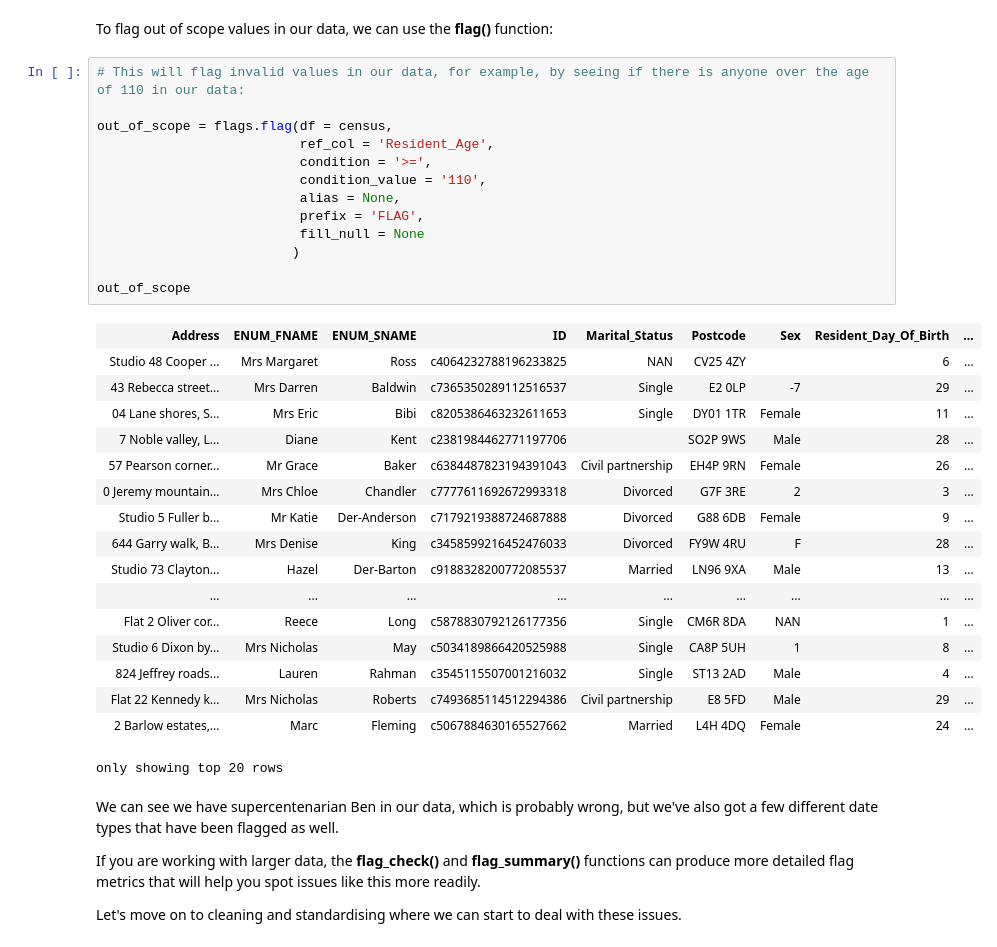
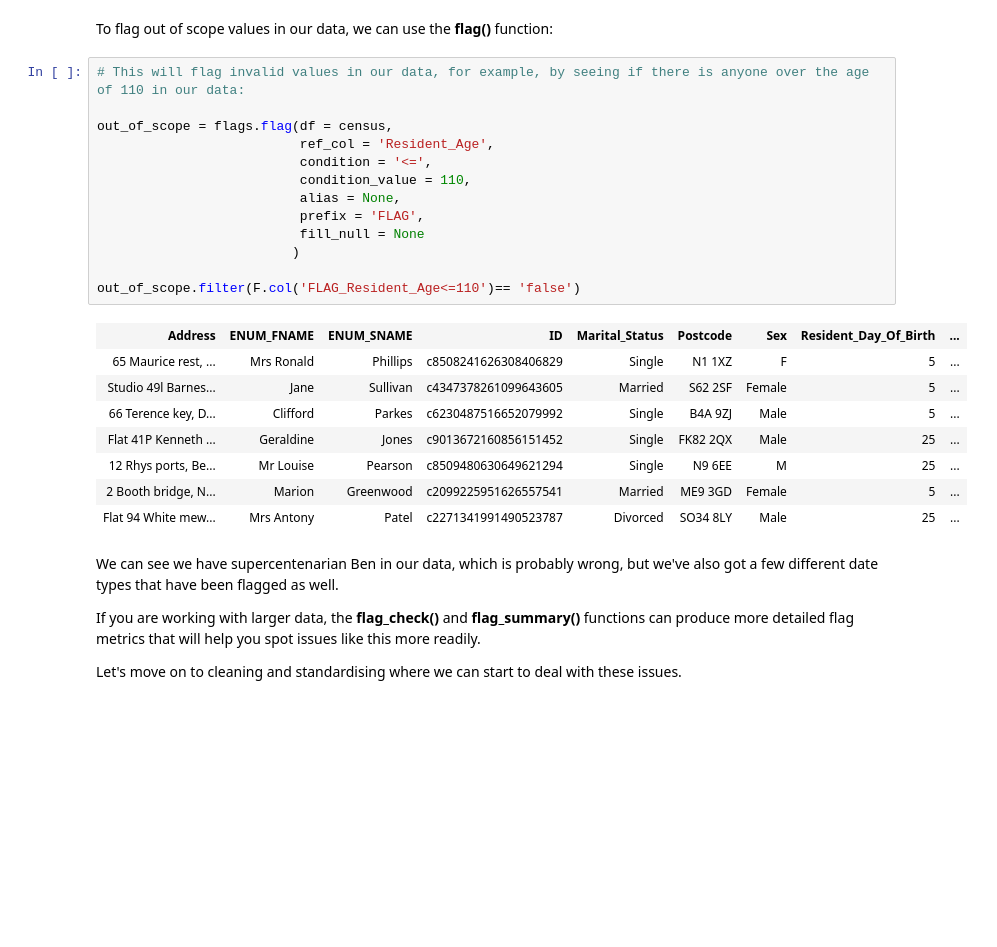
Before and after one commit to anthonye93/dlh_utils_demo, a Jupyter notebook: dlh_utils_demo.ipynb, the cells around one changed output. Drawn from its saved outputs; the diff is of its cells as text; blank space fills up the shorter version.

```diff
--- a/dlh_utils_demo.ipynb
+++ b/dlh_utils_demo.ipynb
@@ -121,34 +121,25 @@ To flag out of scope values in our data, we can use the **flag()** function:
 # %%
 # This will flag invalid values in our data, for example, by seeing if there is anyone over the age of 110 in our data:
 
 out_of_scope = flags.flag(df = census,
                           ref_col = 'Resident_Age',
-                          condition = '>=',
-                          condition_value = '110',
+                          condition = '<=',
+                          condition_value = 110,
                           alias = None,
                           prefix = 'FLAG',
                           fill_null = None
                          )
 
-out_of_scope
+out_of_scope.filter(F.col('FLAG_Resident_Age<=110')== 'false')
 # %% [output]
 | Address | ENUM_FNAME | ENUM_SNAME | ID | Marital_Status | Postcode | Sex | Resident_Day_Of_Birth | ... |
-| Studio 48 Cooper ... | Mrs Margaret | Ross | c4064232788196233825 | NAN | CV25 4ZY |  | 6 | ... |
-| 43 Rebecca street... | Mrs Darren | Baldwin | c7365350289112516537 | Single | E2 0LP | -7 | 29 | ... |
-| 04 Lane shores, S... | Mrs Eric | Bibi | c8205386463232611653 | Single | DY01 1TR | Female | 11 | ... |
-| 7 Noble valley, L... | Diane | Kent | c2381984462771197706 |  | SO2P 9WS | Male | 28 | ... |
-| 57 Pearson corner... | Mr Grace | Baker | c6384487823194391043 | Civil partnership | EH4P 9RN | Female | 26 | ... |
-| 0 Jeremy mountain... | Mrs Chloe | Chandler | c7777611692672993318 | Divorced | G7F 3RE | 2 | 3 | ... |
-| Studio 5 Fuller b... | Mr Katie | Der-Anderson | c7179219388724687888 | Divorced | G88 6DB | Female | 9 | ... |
-| 644 Garry walk, B... | Mrs Denise | King | c3458599216452476033 | Divorced | FY9W 4RU | F | 28 | ... |
-| Studio 73 Clayton... | Hazel | Der-Barton | c9188328200772085537 | Married | LN96 9XA | Male | 13 | ... |
-| ... | ... | ... | ... | ... | ... | ... | ... | ... |
-| Flat 2 Oliver cor... | Reece | Long | c5878830792126177356 | Single | CM6R 8DA | NAN | 1 | ... |
-| Studio 6 Dixon by... | Mrs Nicholas | May | c5034189866420525988 | Single | CA8P 5UH | 1 | 8 | ... |
-| 824 Jeffrey roads... | Lauren | Rahman | c3545115507001216032 | Single | ST13 2AD | Male | 4 | ... |
-| Flat 22 Kennedy k... | Mrs Nicholas | Roberts | c7493685114512294386 | Civil partnership | E8 5FD | Male | 29 | ... |
-| 2 Barlow estates,... | Marc | Fleming | c5067884630165527662 | Married | L4H 4DQ | Female | 24 | ... |
+| 65 Maurice rest, ... | Mrs Ronald | Phillips | c8508241626308406829 | Single | N1 1XZ | F | 5 | ... |
+| Studio 49l Barnes... | Jane | Sullivan | c4347378261099643605 | Married | S62 2SF | Female | 5 | ... |
+| 66 Terence key, D... | Clifford | Parkes | c6230487516652079992 | Single | B4A 9ZJ | Male | 5 | ... |
+| Flat 41P Kenneth ... | Geraldine | Jones | c9013672160856151452 | Single | FK82 2QX | Male | 25 | ... |
+| 12 Rhys ports, Be... | Mr Louise | Pearson | c8509480630649621294 | Single | N9 6EE | M | 25 | ... |
+| 2 Booth bridge, N... | Marion | Greenwood | c2099225951626557541 | Married | ME9 3GD | Female | 5 | ... |
+| Flat 94 White mew... | Mrs Antony | Patel | c2271341991490523787 | Divorced | SO34 8LY | Male | 25 | ... |
-only showing top 20 rows
 # %% [markdown]
 We can see we have supercentenarian Ben in our data, which is probably wrong, but we've also got a few different date types that have been flagged as well.
 
```
Also changed, not shown: parts of 26 cells of this notebook.
